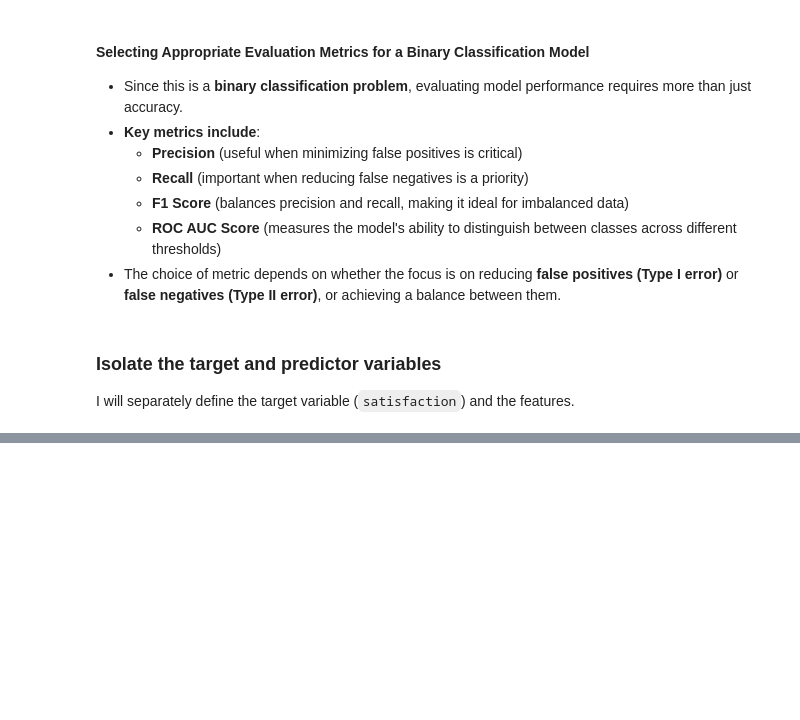
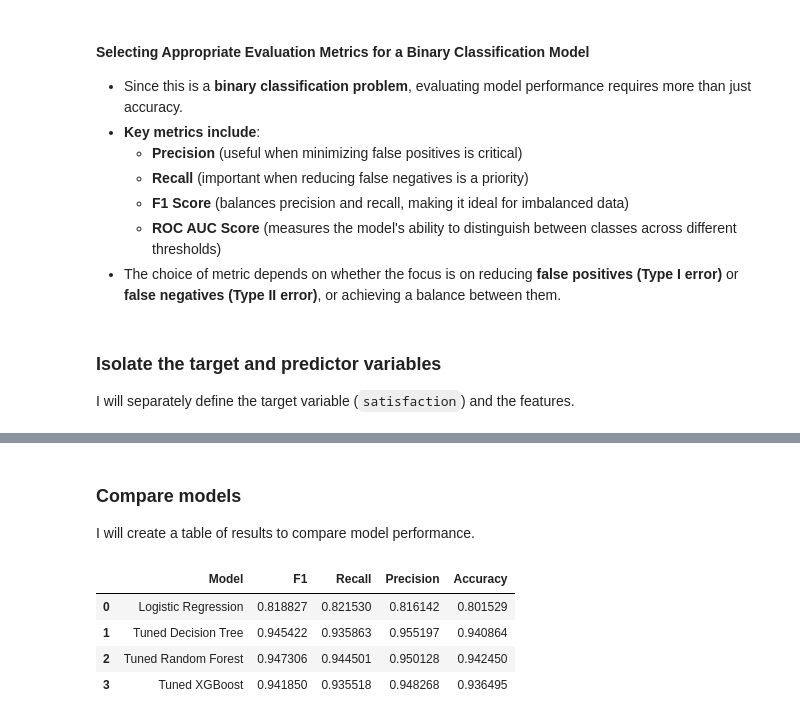
Before and after one commit to Cyberoctane29/Invistico-Airlines-Customer-Satisfaction-Prediction-End-to-End-Analysis-and-Modeling, a Jupyter notebook: Invistico_Airlines_Customer_Satisfaction_Prediction_End_to_End_Analysis_and_Modeling.ipynb, the cells around one changed output, grey strips where cells are left out. Drawn from its saved outputs; the diff is of its cells as text; code cells hidden in the pictures; blank space fills up the shorter version.

```diff
--- a/Invistico_Airlines_Customer_Satisfaction_Prediction_End_to_End_Analysis_and_Modeling.ipynb
+++ b/Invistico_Airlines_Customer_Satisfaction_Prediction_End_to_End_Analysis_and_Modeling.ipynb
@@ -1694,0 +1814,12 @@ I will separately define the target variable (`satisfaction`) and the features.
+# %%
+ac_score = metrics.accuracy_score(y_test, y_pred)
+print('accuracy score:', ac_score)
+
+pc_score = metrics.precision_score(y_test, y_pred)
+print('precision score:', pc_score)
+
+rc_score = metrics.recall_score(y_test, y_pred)
+print('recall score:', rc_score)
+
+f1_score = metrics.f1_score(y_test, y_pred)
+print('f1 score:', f1_score)
@@ -1694,0 +1963,19 @@ I will separately define the target variable (`satisfaction`) and the features.
+# %% [markdown]
+### Compare models
+
+I will create a table of results to compare model performance.
+# %%
+table = pd.DataFrame({'Model': ["Logistic Regression", "Tuned Decision Tree", "Tuned Random Forest", "Tuned XGBoost"],
+                      'F1': [0.818827, 0.945422, 0.947306, f1_score],
+                      'Recall': [0.821530, 0.935863, 0.944501, rc_score],
+                      'Precision': [0.816142, 0.955197, 0.950128, pc_score],
+                      'Accuracy': [0.801529, 0.940864, 0.942450, ac_score]
+                     }
+                    )
+table
+# %% [output]
+|  | Model | F1 | Recall | Precision | Accuracy |
+| 0 | Logistic Regression | 0.818827 | 0.821530 | 0.816142 | 0.801529 |
+| 1 | Tuned Decision Tree | 0.945422 | 0.935863 | 0.955197 | 0.940864 |
+| 2 | Tuned Random Forest | 0.947306 | 0.944501 | 0.950128 | 0.942450 |
+| 3 | Tuned XGBoost | 0.941850 | 0.935518 | 0.948268 | 0.936495 |
```
Also changed, not shown: parts of 43 cells of this notebook, 1 other file.
